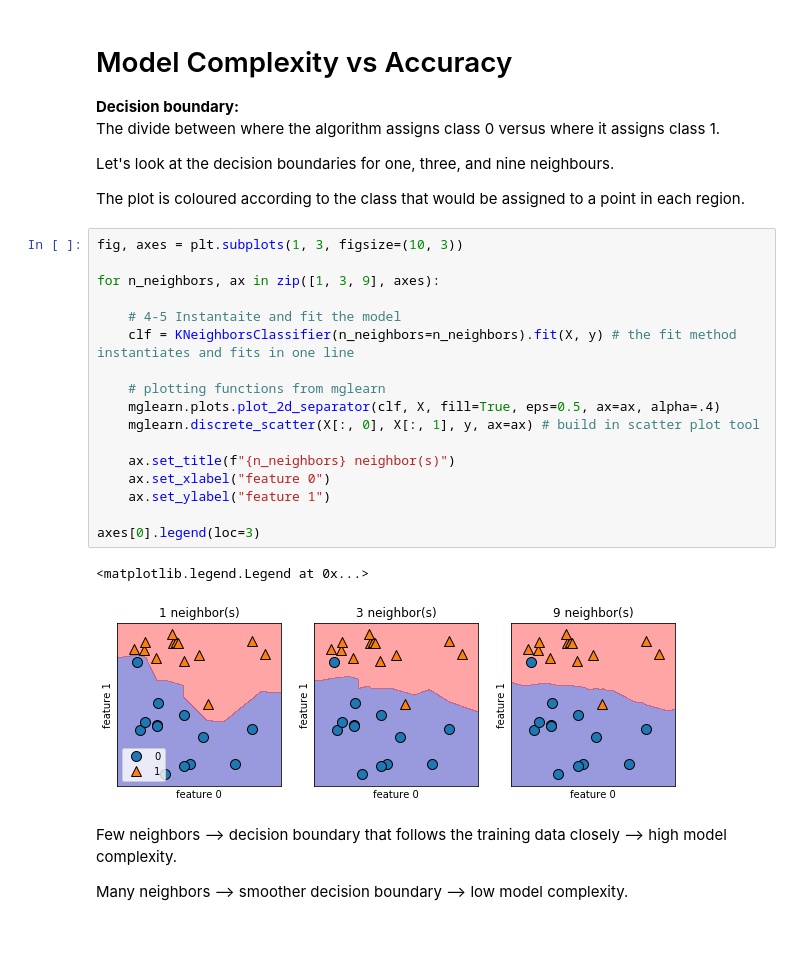
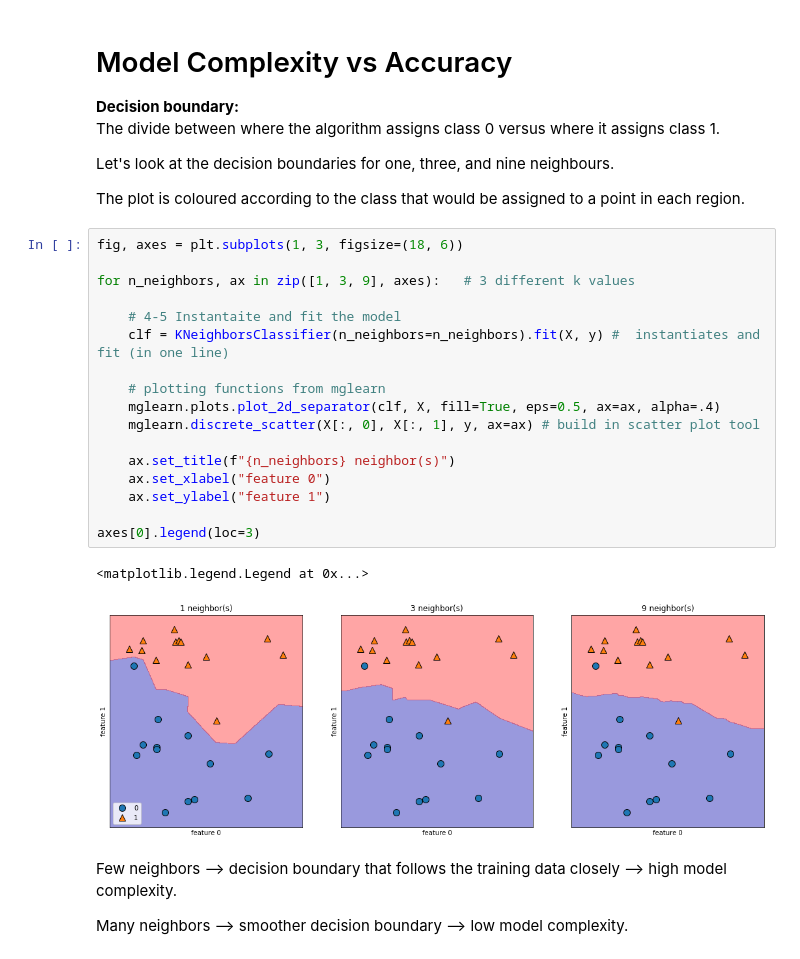
Before and after one commit to hphilamore/ILAS_PyEng2019, a Jupyter notebook: 10_MachineLearning2_SupervisedLearning_ClassMaterial.ipynb, the cells around one changed output. Saved outputs shown, nothing was run; the diff lists cells and outputs as text.

```diff
--- a/10_MachineLearning2_SupervisedLearning_ClassMaterial.ipynb
+++ b/10_MachineLearning2_SupervisedLearning_ClassMaterial.ipynb
@@ -454,25 +454,25 @@ Let's look at the decision boundaries for one, three, and nine neighbours.
 
 The plot is coloured according to the class that would be assigned to a point in each region.
 # %%
-fig, axes = plt.subplots(1, 3, figsize=(10, 3))
+fig, axes = plt.subplots(1, 3, figsize=(18, 6))
 
-for n_neighbors, ax in zip([1, 3, 9], axes):
+for n_neighbors, ax in zip([1, 3, 9], axes):   # 3 different k values
 
     # 4-5 Instantaite and fit the model
-    clf = KNeighborsClassifier(n_neighbors=n_neighbors).fit(X, y) # the fit method instantiates and fits in one line
+    clf = KNeighborsClassifier(n_neighbors=n_neighbors).fit(X, y) #  instantiates and fit (in one line)
 
     # plotting functions from mglearn
     mglearn.plots.plot_2d_separator(clf, X, fill=True, eps=0.5, ax=ax, alpha=.4)
     mglearn.discrete_scatter(X[:, 0], X[:, 1], y, ax=ax) # build in scatter plot tool
 
     ax.set_title(f"{n_neighbors} neighbor(s)")
     ax.set_xlabel("feature 0")
     ax.set_ylabel("feature 1")
 
 axes[0].legend(loc=3)
 # %% [output]
 <matplotlib.legend.Legend at 0x...>
-[figure, old version]
+[figure, new version]
 # %% [markdown]
 Few neighbors --> decision boundary that follows the training data closely --> high model complexity.
 
```
Also changed, not shown: parts of 25 cells of this notebook, 1 other file.
